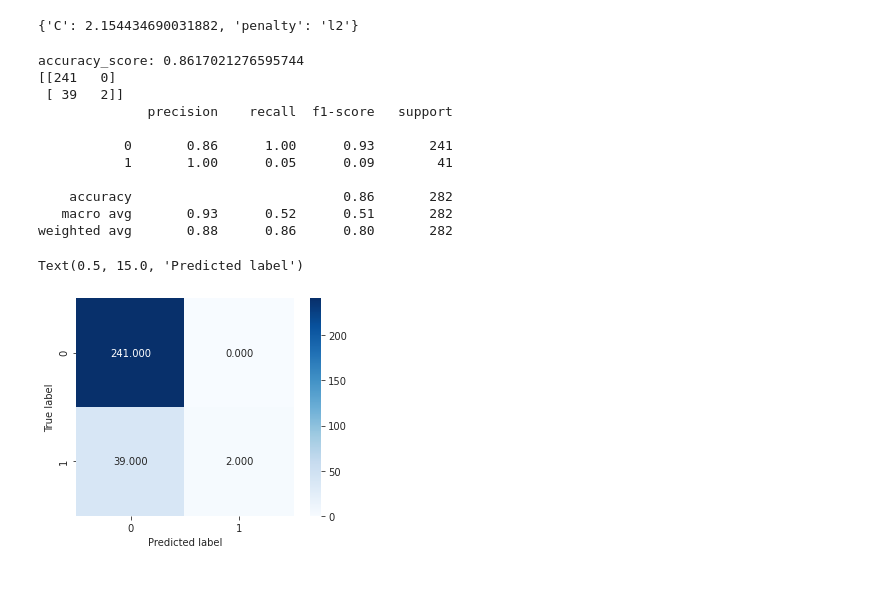
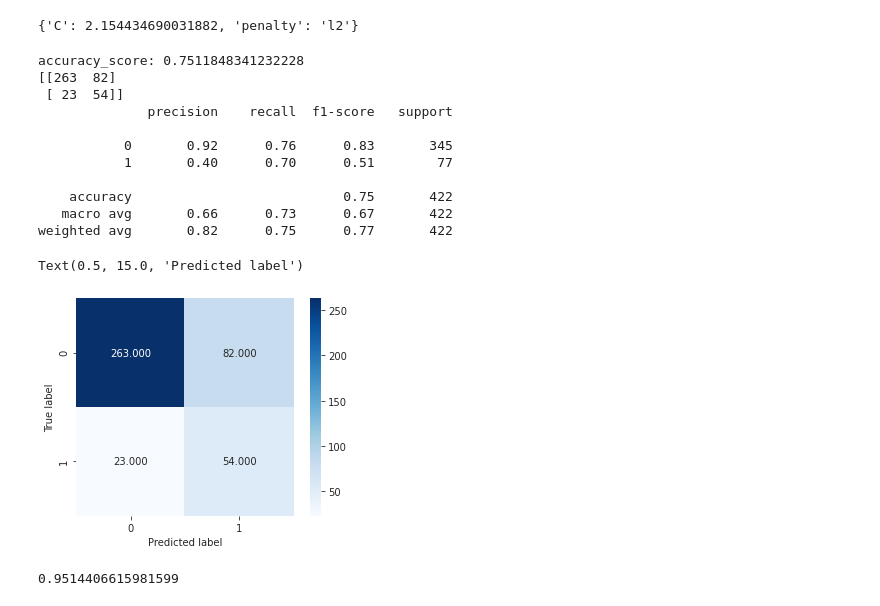
Before and after one commit to binit24/Datascience-projects, a Jupyter notebook: IBM_HR_Attrition_Prediction.ipynb, the cells around one changed output. Drawn from its saved outputs; the diff is of its cells as text; code cells hidden in the pictures.

```diff
--- a/IBM_HR_Attrition_Prediction.ipynb
+++ b/IBM_HR_Attrition_Prediction.ipynb
@@ -403,3 +406,14 @@ X_train, X_test, y_train, y_test = train_test_split(X,y,test_size=0.2,random_sta
 from sklearn.preprocessing import StandardScaler
 scaler = StandardScaler()
 X = scaler.fit_transform(X)
+# %%
+from imblearn.over_sampling import SMOTE
+
+from sklearn.model_selection import train_test_split
+
+X_train, X_test, y_train, y_test = train_test_split(X, y, test_size=0.3, random_state=0)
+
+print("Number transactions X_train dataset: ", X_train.shape)
+print("Number transactions y_train dataset: ", y_train.shape)
+print("Number transactions X_test dataset: ", X_test.shape)
+print("Number transactions y_test dataset: ", y_test.shape)
@@ -405,0 +425,6 @@ X = scaler.fit_transform(X)
+# %%
+sm = SMOTE(random_state=2,ratio=1)
+X_train_res, y_train_res = sm.fit_sample(X_train, y_train)
+
+print('After OverSampling, the shape of train_X: {}'.format(X_train_res.shape))
+print('After OverSampling, the shape of train_y: {} \n'.format(y_train_res.shape))
@@ -417,11 +445,11 @@ from sklearn.metrics import accuracy_score
 # %%
 model = [LogisticRegression(),SVC(),KNeighborsClassifier(),DecisionTreeClassifier(),RandomForestClassifier()]
 for m in model:
-    m.fit(X_train,y_train)
-    print("Score of",m, "is:",m.score(X_train,y_train))
+    m.fit(X_train_res,y_train_res)
+    print("Score of",m, "is:",m.score(X_train_res,y_train_res))
     y_predict= m.predict(X_test)
     print("accuracy_score:",accuracy_score(y_test,y_predict))
-    score = cross_val_score(m,X,y,cv=5,scoring='accuracy').mean()
+    score = cross_val_score(m,X_train_res,y_train_res,cv=5,scoring='accuracy').mean()
     print("Cross validation is",np.mean(score)*100)
     print(confusion_matrix(y_test,y_predict))
     print(classification_report(y_test,y_predict))
@@ -553,7 +482,7 @@ print(auc_score)
 # %%
 #Implementing Algorithim
 model = LogisticRegression()
-model.fit(X_train,y_train)
+model.fit(X_train_res,y_train_res)
 # %% [output]
 LogisticRegression(C=1.0, class_weight=None, dual=False, fit_intercept=True,
                    intercept_scaling=1, l1_ratio=None, max_iter=100,
@@ -574,26 +503,26 @@ grid_search.best_params_
 {'C': 2.154434690031882, 'penalty': 'l2'}
 # %%
 model = LogisticRegression(C=2.154434690031882,penalty='l2')
-model.fit(X_train,y_train)
+model.fit(X_train_res,y_train_res)
 y_predict= model.predict(X_test)
 print("accuracy_score:",accuracy_score(y_test,y_predict))
 print(confusion_matrix(y_test,y_predict))
 print(classification_report(y_test,y_predict))
 cm = confusion_matrix(y_test,y_predict)
 sns.heatmap(cm, annot=True, annot_kws={"size":10}, cmap='Blues', square=True, fmt='.3f')
 plt.ylabel('True label')
 plt.xlabel('Predicted label')
 # %% [output]
-accuracy_score: 0.8617021276595744
-[[241   0]
- [ 39   2]]
+accuracy_score: 0.7511848341232228
+[[263  82]
+ [ 23  54]]
               precision    recall  f1-score   support
 
-           0       0.86      1.00      0.93       241
-           1       1.00      0.05      0.09        41
+           0       0.92      0.76      0.83       345
+           1       0.40      0.70      0.51        77
 
-    accuracy                           0.86       282
-   macro avg       0.93      0.52      0.51       282
-weighted avg       0.88      0.86      0.80       282
+    accuracy                           0.75       422
+   macro avg       0.66      0.73      0.67       422
+weighted avg       0.82      0.75      0.77       422
 Text(0.5, 15.0, 'Predicted label')
-[figure, old version]
+[figure, new version]
@@ -600,3 +533,8 @@ Text(0.5, 15.0, 'Predicted label')
+# %%
+#Final mean score as the final measure of model performance.
+scores.mean()
+# %% [output]
+0.9514406615981599
 # %%
 #AUC and ROC Curve:
 from sklearn.metrics import roc_curve
```
Also changed, not shown: parts of 18 cells of this notebook.
